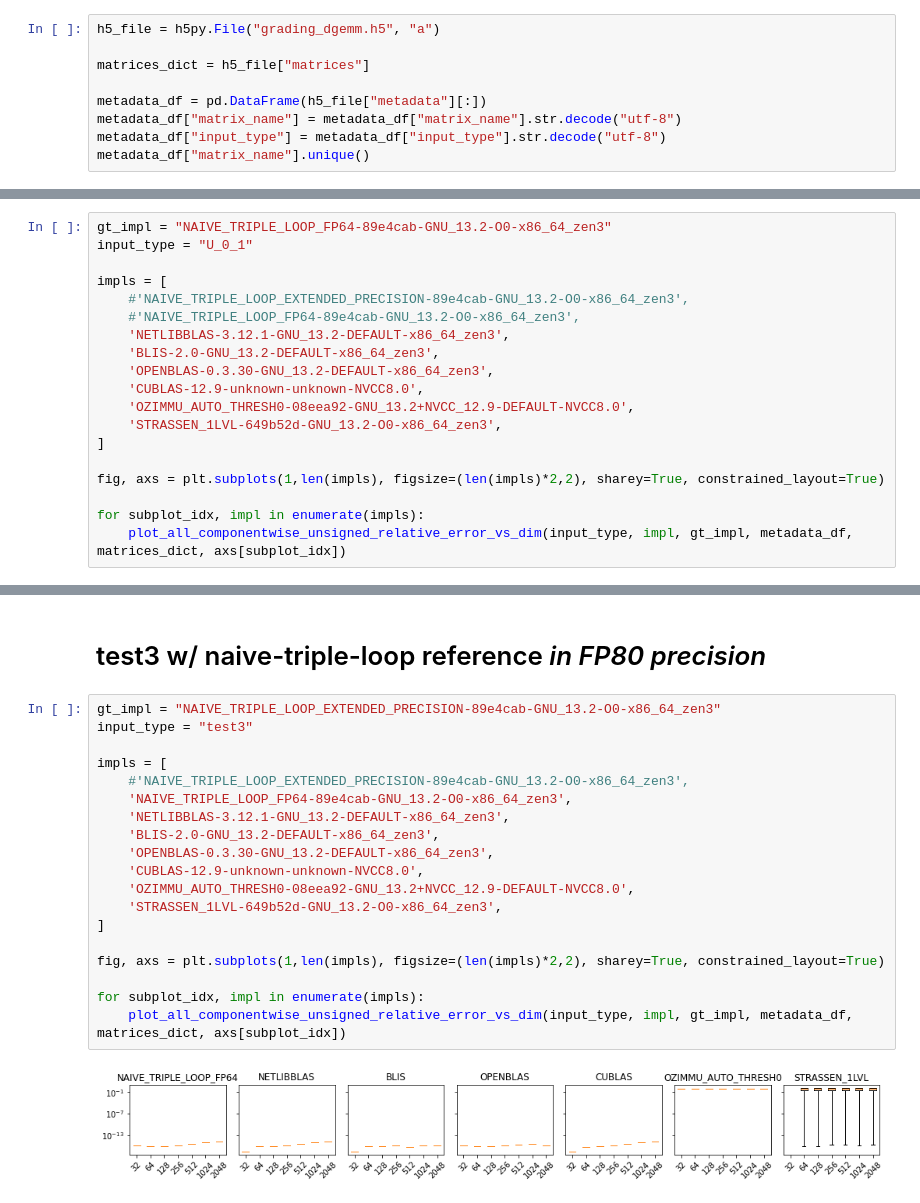
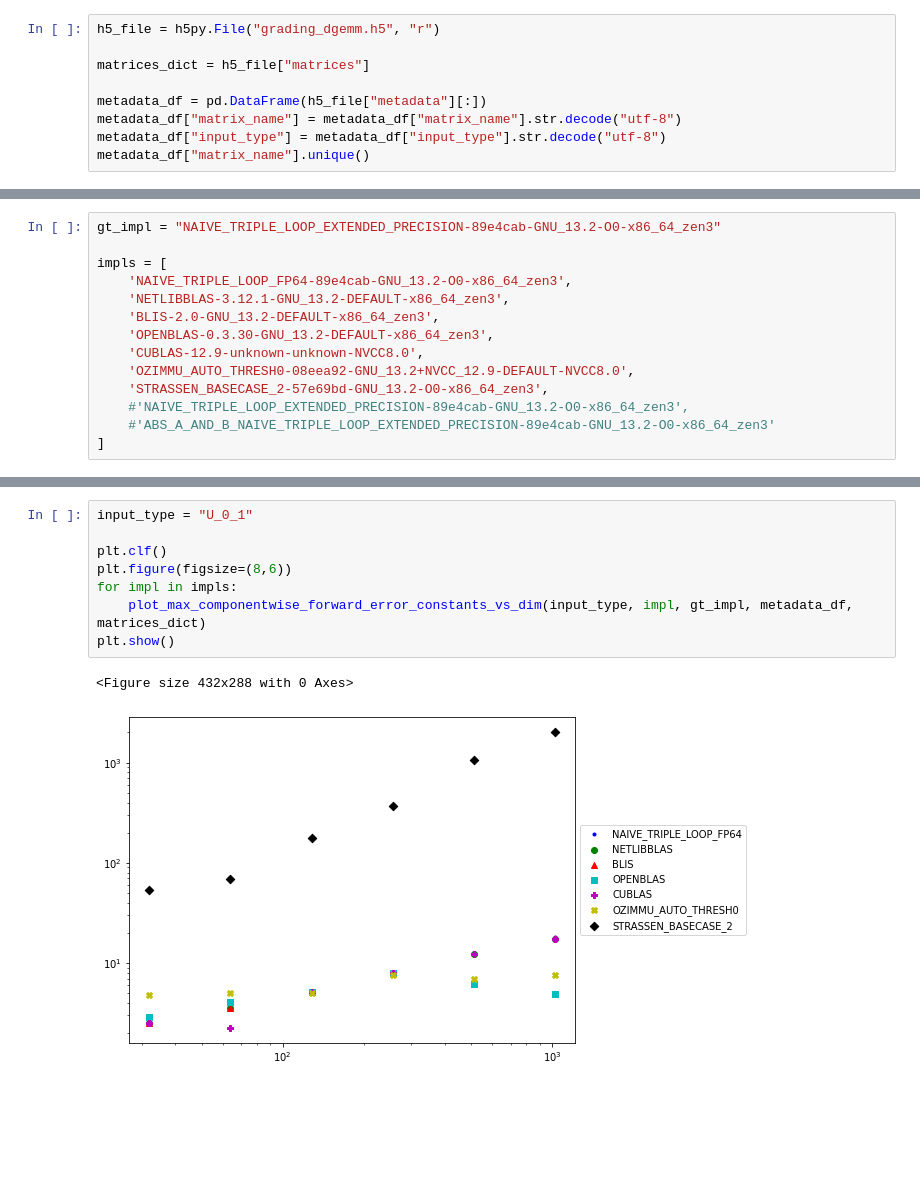
Before and after one commit to xiaoyeli/grading-the-BLAS, a Jupyter notebook: hdf5_visualize.ipynb, the cells around one changed output, grey strips where cells are left out. Saved outputs shown, nothing was run; the diff lists cells and outputs as text; blank space fills up the shorter version.

Commit message:
cleaned up integer types, includes

```diff
--- a/hdf5_visualize.ipynb
+++ b/hdf5_visualize.ipynb
@@ -35,5 +138,5 @@ def plot_all_componentwise_unsigned_relative_error_vs_dim(input_type, impl, gt_i
 # %%
-h5_file = h5py.File("grading_dgemm.h5", "a")
+h5_file = h5py.File("grading_dgemm.h5", "r")
 
 matrices_dict = h5_file["matrices"]
 
@@ -56,19 +158,14 @@ array(['A', 'B', 'NETLIBBLAS-3.12.1-GNU_13.2-DEFAULT-x86_64_zen3',
 # %%
-gt_impl = "NAIVE_TRIPLE_LOOP_FP64-89e4cab-GNU_13.2-O0-x86_64_zen3"
-input_type = "U_0_1"
+gt_impl = "NAIVE_TRIPLE_LOOP_EXTENDED_PRECISION-89e4cab-GNU_13.2-O0-x86_64_zen3"
 
 impls = [
-    #'NAIVE_TRIPLE_LOOP_EXTENDED_PRECISION-89e4cab-GNU_13.2-O0-x86_64_zen3',
-    #'NAIVE_TRIPLE_LOOP_FP64-89e4cab-GNU_13.2-O0-x86_64_zen3',
+    'NAIVE_TRIPLE_LOOP_FP64-89e4cab-GNU_13.2-O0-x86_64_zen3',
     'NETLIBBLAS-3.12.1-GNU_13.2-DEFAULT-x86_64_zen3',
     'BLIS-2.0-GNU_13.2-DEFAULT-x86_64_zen3',
     'OPENBLAS-0.3.30-GNU_13.2-DEFAULT-x86_64_zen3',
     'CUBLAS-12.9-unknown-unknown-NVCC8.0',
     'OZIMMU_AUTO_THRESH0-08eea92-GNU_13.2+NVCC_12.9-DEFAULT-NVCC8.0',
-    'STRASSEN_1LVL-649b52d-GNU_13.2-O0-x86_64_zen3',
+    'STRASSEN_BASECASE_2-57e69bd-GNU_13.2-O0-x86_64_zen3',
+    #'NAIVE_TRIPLE_LOOP_EXTENDED_PRECISION-89e4cab-GNU_13.2-O0-x86_64_zen3',
+    #'ABS_A_AND_B_NAIVE_TRIPLE_LOOP_EXTENDED_PRECISION-89e4cab-GNU_13.2-O0-x86_64_zen3'
 ]
-
-fig, axs = plt.subplots(1,len(impls), figsize=(len(impls)*2,2), sharey=True, constrained_layout=True)
-
-for subplot_idx, impl in enumerate(impls):
-    plot_all_componentwise_unsigned_relative_error_vs_dim(input_type, impl, gt_impl, metadata_df, matrices_dict, axs[subplot_idx])
@@ -146,23 +172,11 @@ for subplot_idx, impl in enumerate(impls):
-# %% [markdown]
-# test3 w/ naive-triple-loop reference _in FP80 precision_
-# %%
-gt_impl = "NAIVE_TRIPLE_LOOP_EXTENDED_PRECISION-89e4cab-GNU_13.2-O0-x86_64_zen3"
-input_type = "test3"
-
-impls = [
-    #'NAIVE_TRIPLE_LOOP_EXTENDED_PRECISION-89e4cab-GNU_13.2-O0-x86_64_zen3',
-    'NAIVE_TRIPLE_LOOP_FP64-89e4cab-GNU_13.2-O0-x86_64_zen3',
-    'NETLIBBLAS-3.12.1-GNU_13.2-DEFAULT-x86_64_zen3',
-    'BLIS-2.0-GNU_13.2-DEFAULT-x86_64_zen3',
-    'OPENBLAS-0.3.30-GNU_13.2-DEFAULT-x86_64_zen3',
-    'CUBLAS-12.9-unknown-unknown-NVCC8.0',
-    'OZIMMU_AUTO_THRESH0-08eea92-GNU_13.2+NVCC_12.9-DEFAULT-NVCC8.0',
-    'STRASSEN_1LVL-649b52d-GNU_13.2-O0-x86_64_zen3',
-]
-
-fig, axs = plt.subplots(1,len(impls), figsize=(len(impls)*2,2), sharey=True, constrained_layout=True)
-
-for subplot_idx, impl in enumerate(impls):
-    plot_all_componentwise_unsigned_relative_error_vs_dim(input_type, impl, gt_impl, metadata_df, matrices_dict, axs[subplot_idx])
-# %% [output]
-[figure, removed]
+# %%
+input_type = "U_0_1"
+
+plt.clf()
+plt.figure(figsize=(8,6))
+for impl in impls:
+    plot_max_componentwise_forward_error_constants_vs_dim(input_type, impl, gt_impl, metadata_df, matrices_dict)
+plt.show()
+# %% [output]
+<Figure size 432x288 with 0 Axes>
+[figure, added]
```
Also changed, not shown: parts of 23 cells of this notebook, 5 other files.
